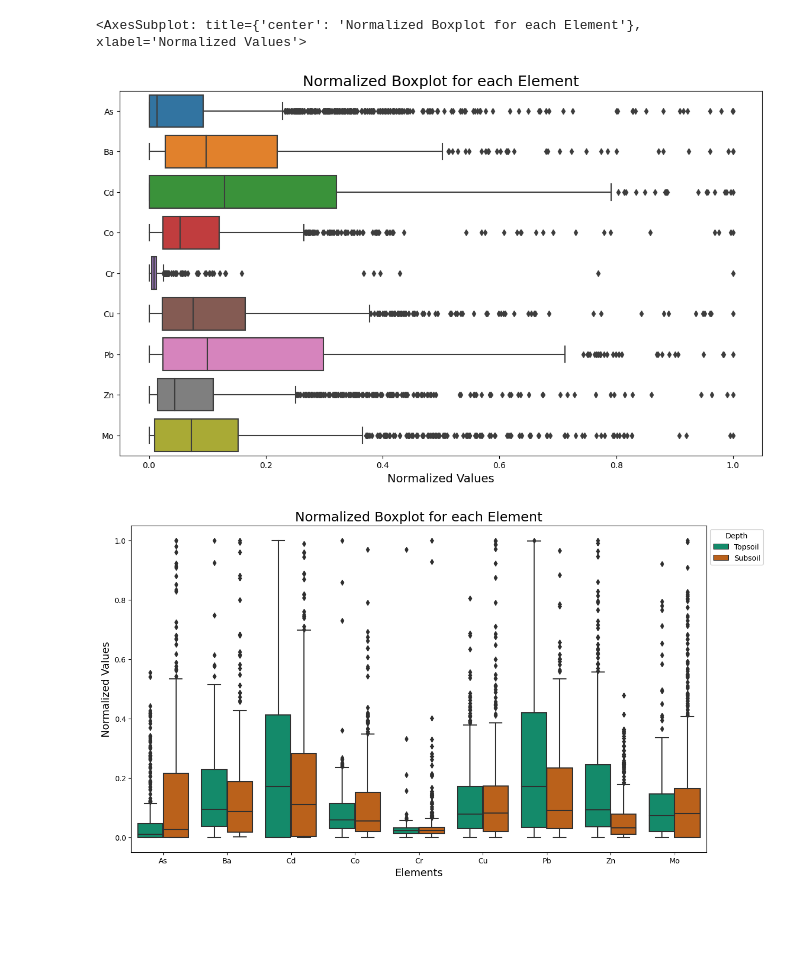
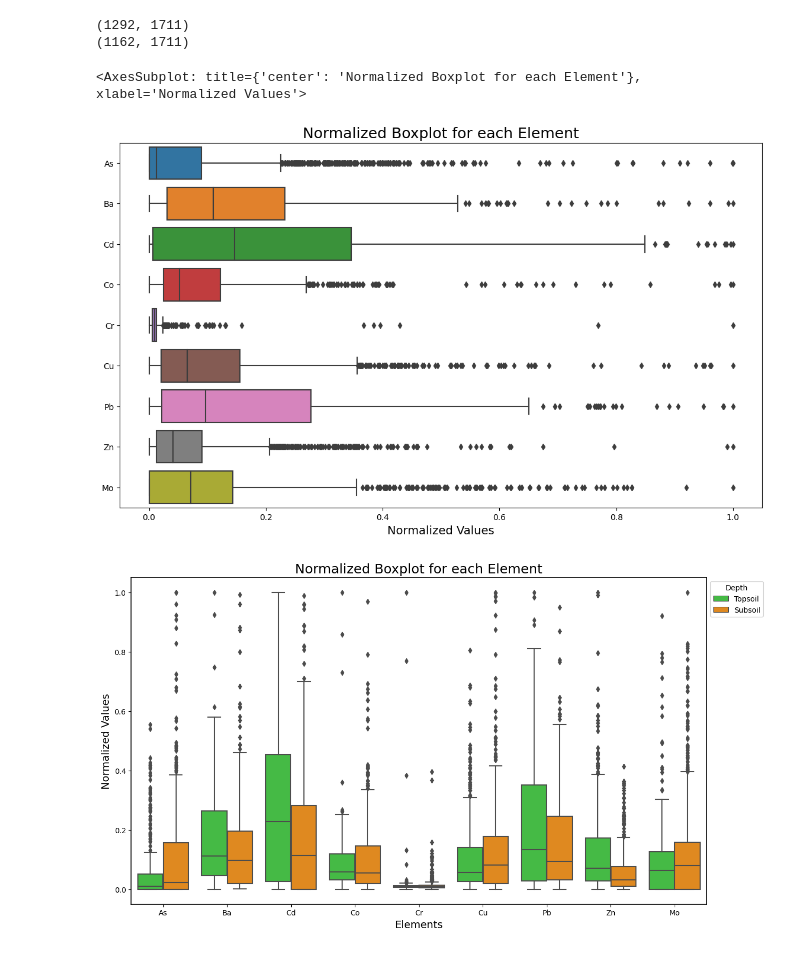
Before and after one commit to angelomaia/discretization-soil-spectroscopy, a Jupyter notebook: contents_data_analysis.ipynb, the cells around one changed output. Saved outputs shown, nothing was run; the diff lists cells and outputs as text; code cells hidden in the pictures; blank space fills up the shorter version.

```diff
--- a/contents_data_analysis.ipynb
+++ b/contents_data_analysis.ipynb
@@ -7,12 +15,46 @@ from sklearn.preprocessing import MinMaxScaler
+# %%
+print(data.shape)
+
+full_data = pd.read_csv("K:/Google Drive/DATA_SCIENCE/Spectroscopy/OSSL/Kellogg Soil Survey Laboratory/soillab.data.csv", low_memory=False)
+
+full_data = full_data[full_data['id.layer_uuid_c'].isin(data['id.layer_uuid_c'])]
+
+filter_data = full_data[[
+'id.layer_uuid_c',
+'c.tot_usda.4h2_wpct',
+'cec.ext_usda.4b1_cmolkg',
+'sand.tot_usda.3a1_wpct',
+'silt.tot_usda.3a1_wpct',
+'clay.tot_usda.3a1_wpct',
+'oc_usda.calc_wpct',
+'mg.ext_usda.4b1_cmolkg',
+'sum.bases_4b4b2a_cmolkg',
+'n.tot_usda.4h2_wpct',
+'ph.h2o_usda.4c1_index',
+'ph.cacl2_usda.4c1_index',
+'k.ext_usda.4b1_cmolkg',
+'na.ext_usda.4b1_cmolkg',
+'s.tot_usda.4h2_wpct',
+'as.meh3_usda.4d6_mgkg',
+'ba.meh3_usda.4d6_mgkg',
+'cd.meh3_usda.4d6_wpct',
+'co.meh3_usda.4d6_mgkg',
+'cr.meh3_usda.4d6_mgkg',
+'cu.meh3_usda.4d6_mgkg',
+'pb.meh3_usda.4d6_mgkg',
+'zn.meh3_usda.4d6_mgkg',
+'mo.meh3_usda.4d6_mgkg'
+                        ]]
+
+filter_data.dropna()['id.layer_uuid_c'].to_csv('filter.csv', index=False)
+
+data = data[data['id.layer_uuid_c'].isin(filter_data.dropna()['id.layer_uuid_c'])]
+
+print(data.shape)
+# %% [output]
+(1292, 1711)
+(1162, 1711)
 # %%
-data = pd.read_csv('K:/Google Drive/DOUTORADO/Tese 2.0/Chapter I/KELLOGs/dataset.csv')
-
-columns_to_plot = ['As', 'Ba', 'Cd', 'Co', 'Cr', 'Cu', 'Pb', 'Zn', 'Mo']
-
-for col in columns_to_plot:
-    data = data.sort_values(by=col,ascending=False)
-    data = data[5:]
-
 data_plot = data.copy()
 
 scaler = MinMaxScaler(feature_range=(0, 1))
@@ -26,40 +68,40 @@ ax.set_xlabel('Normalized Values', fontsize=14)
 ax
 # %% [output]
 <AxesSubplot: title={'center': 'Normalized Boxplot for each Element'}, xlabel='Normalized Values'>
-[figure, old version]
+[figure, new version]
 # %%
-data = pd.read_csv('K:/Google Drive/DOUTORADO/Tese 2.0/Chapter I/KELLOGs/dataset.csv')
+#data = pd.read_csv('K:/Google Drive/DOUTORADO/Tese 2.0/Chapter I/KELLOGs/dataset.csv')
 subsoil = pd.read_csv('subsoil.csv', header=None)
 topsoil = pd.read_csv('topsoil.csv', header=None)
 
 data['depth'] = 'None'
 data.loc[data['id.layer_uuid_c'].isin(subsoil[0]), 'depth'] = 'Subsoil'
 data.loc[data['id.layer_uuid_c'].isin(topsoil[0]), 'depth'] = 'Topsoil'
-data = data[data['depth'] != 'None']
+data_depth = data[data['depth'] != 'None']
 
-for col in columns_to_plot:
-    data = data.sort_values(by=col,ascending=False)
-    data = data[5:]
+#for col in columns_to_plot:
+#    data = data.sort_values(by=col,ascending=False)
+#    data = data[5:]
 
-data_plot = data.copy()
+data_plot = data_depth.copy()
 
 scaler = MinMaxScaler(feature_range=(0, 1))
 data_plot[columns_to_plot] = scaler.fit_transform(data_plot[columns_to_plot])
 
 data_melted = pd.melt(data_plot, id_vars=['depth'], value_vars=columns_to_plot, var_name='Variable', value_name='Value')
 
 plt.figure(figsize=(14, 8))
 ax = sns.boxplot(data=data_melted,
                 x='Variable',
                 y='Value',
                 hue='depth',
                 orient='v',
-                palette = ["#009E73", "#D55E00"],
+                palette = ["limegreen", "darkorange"],
                 hue_order=['Topsoil','Subsoil'])
 ax.set_title('Normalized Boxplot for each Element', fontsize=18)
 ax.set_ylabel('Normalized Values', fontsize=14)
 ax.set_xlabel('Elements', fontsize=14)
 plt.legend(title='Depth', loc='upper left', bbox_to_anchor=(1, 1))
 plt.show()
 # %% [output]
-[figure, old version]
+[figure, new version]
```
Also changed, not shown: parts of 20 cells of this notebook, 2 other files.
